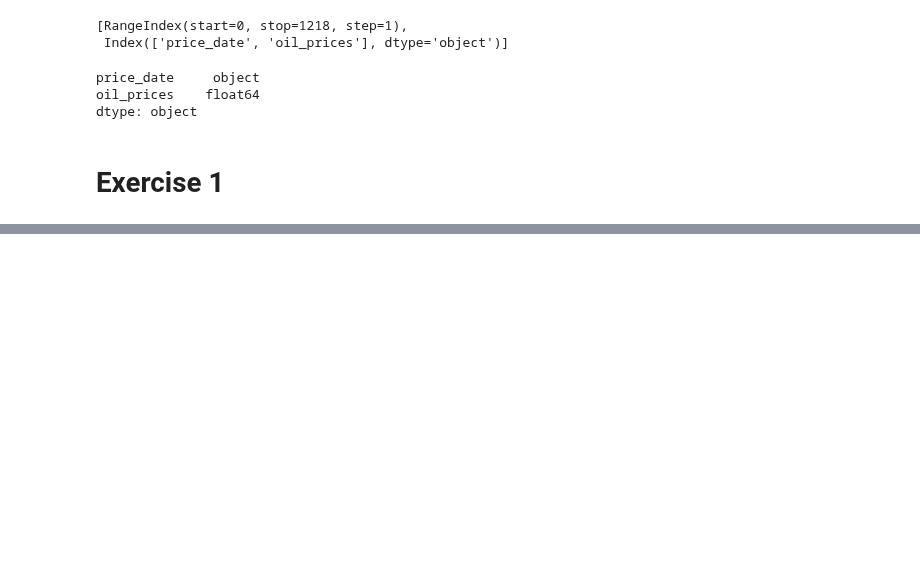
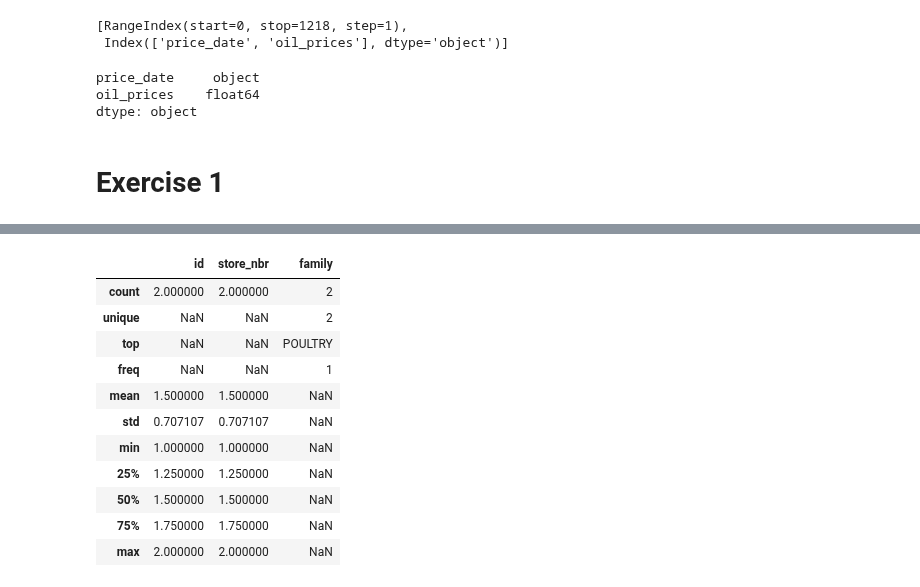
Before and after one commit to arunadas/effective-pandas, a Jupyter notebook: l_python_pandas/dataframes.ipynb, the cells around one changed output, grey strips where cells are left out. Drawn from its saved outputs; the diff is of its cells as text; code cells hidden in the pictures; blank space fills up the shorter version.

```diff
--- a/l_python_pandas/dataframes.ipynb
+++ b/l_python_pandas/dataframes.ipynb
@@ -118,0 +196,15 @@ t
+# %%
+df.describe(include = 'all')
+# %% [output]
+|  | id | store_nbr | family |
+| count | 2.000000 | 2.000000 | 2 |
+| unique | NaN | NaN | 2 |
+| top | NaN | NaN | POULTRY |
+| freq | NaN | NaN | 1 |
+| mean | 1.500000 | 1.500000 | NaN |
+| std | 0.707107 | 0.707107 | NaN |
+| min | 1.000000 | 1.000000 | NaN |
+| 25% | 1.250000 | 1.250000 | NaN |
+| 50% | 1.500000 | 1.500000 | NaN |
+| 75% | 1.750000 | 1.750000 | NaN |
+| max | 2.000000 | 2.000000 | NaN |
```
Also changed, not shown: parts of 11 cells of this notebook.
